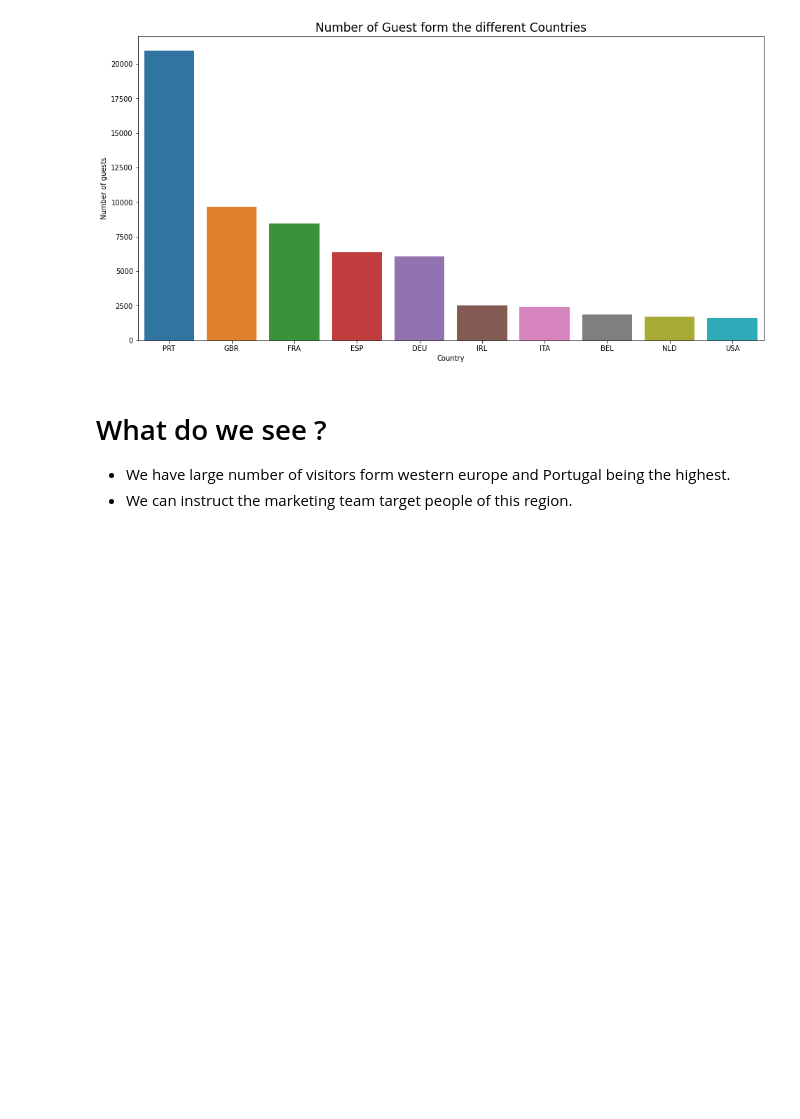
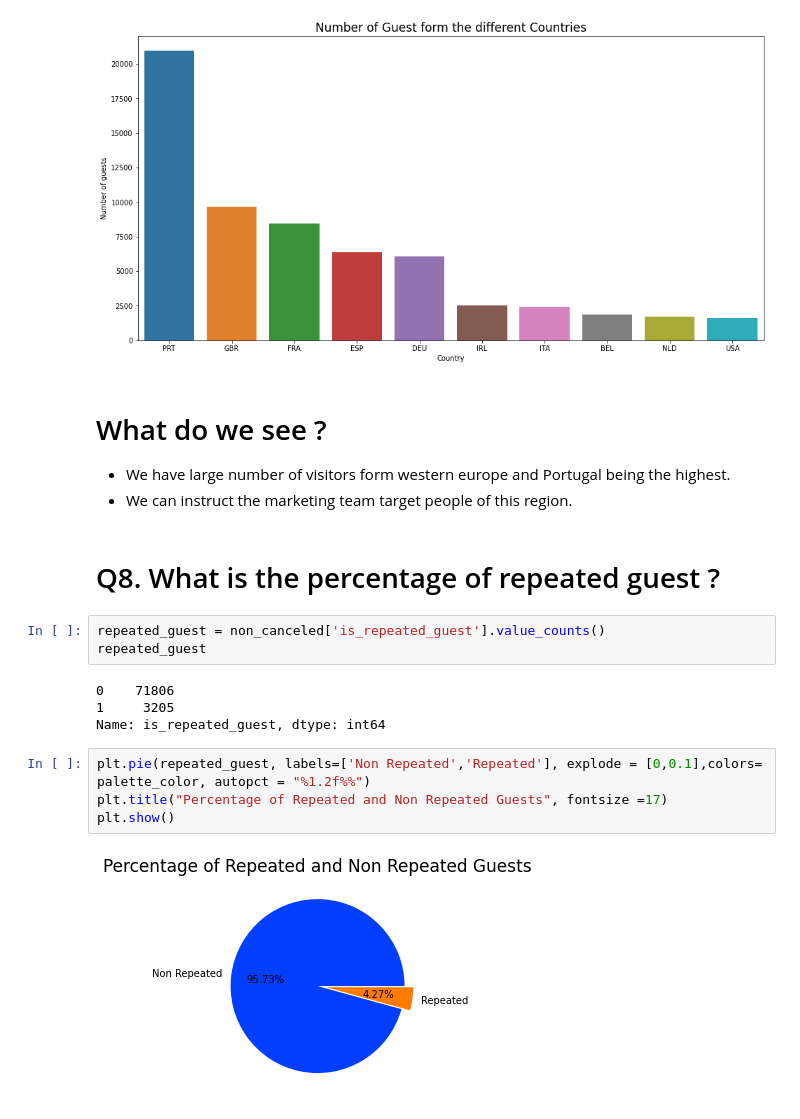
Before and after one commit to sachanneeraj/Hotels-Data-Analysis-EDA, a Jupyter notebook: Hotel_Booking_Analysis_Capstone_Project.ipynb, the cells around one changed output. Saved outputs shown, nothing was run; the diff lists cells and outputs as text; blank space fills up the shorter version.

```diff
--- a/Hotel_Booking_Analysis_Capstone_Project.ipynb
+++ b/Hotel_Booking_Analysis_Capstone_Project.ipynb
@@ -418,3 +418,18 @@ plt.show()
 
 *  We have large number of visitors form western europe and Portugal being the highest.
 * We can instruct the marketing team target people of this region.
+# %% [markdown]
+# Q8. What is the percentage of repeated guest ?
+# %%
+repeated_guest = non_canceled['is_repeated_guest'].value_counts()
+repeated_guest
+# %% [output]
+0    71806
+1     3205
+Name: is_repeated_guest, dtype: int64
+# %%
+plt.pie(repeated_guest, labels=['Non Repeated','Repeated'], explode = [0,0.1],colors= palette_color, autopct = "%1.2f%%")
+plt.title("Percentage of Repeated and Non Repeated Guests", fontsize =17)
+plt.show()
+# %% [output]
+[figure, added]
```
Also changed, not shown: parts of 16 cells of this notebook.
